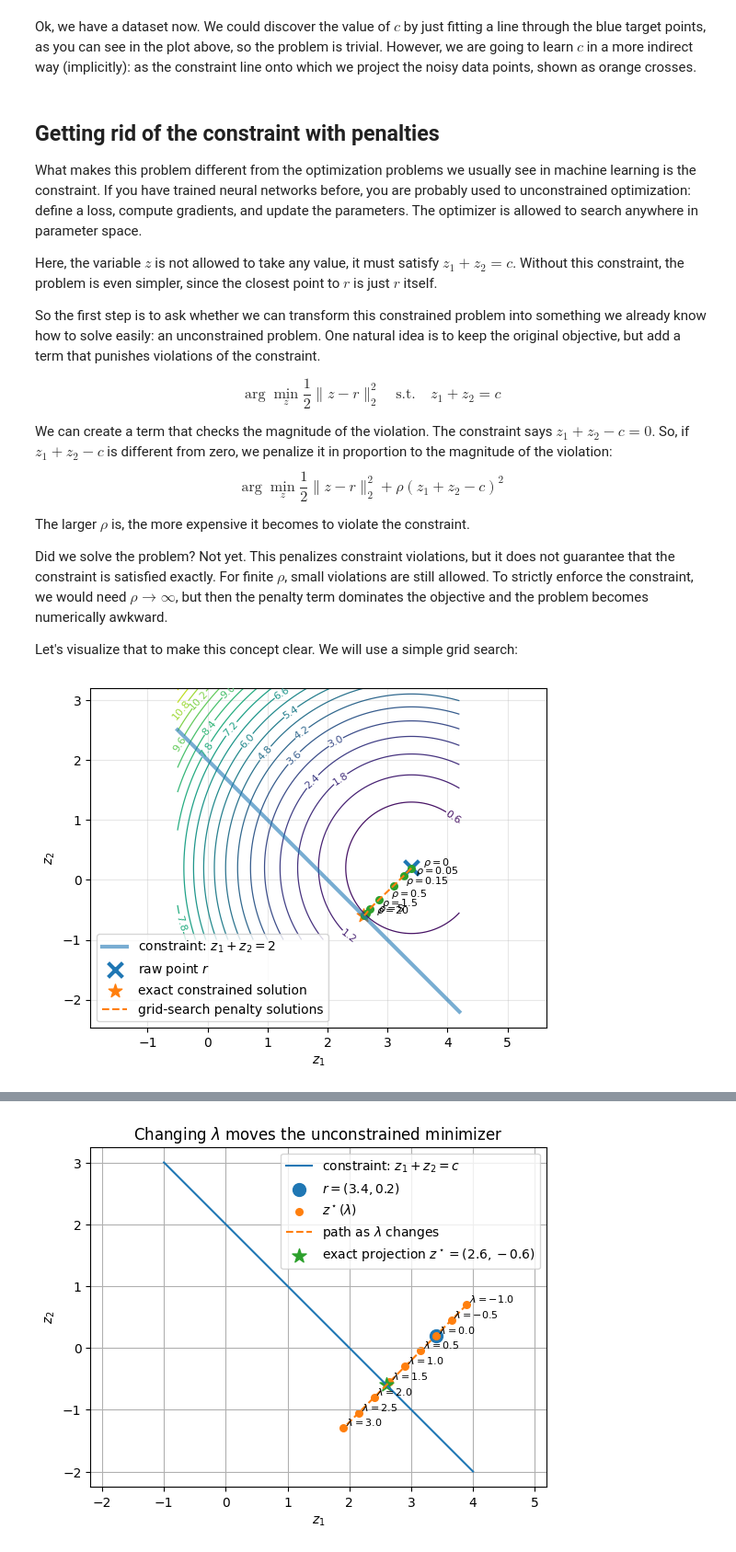
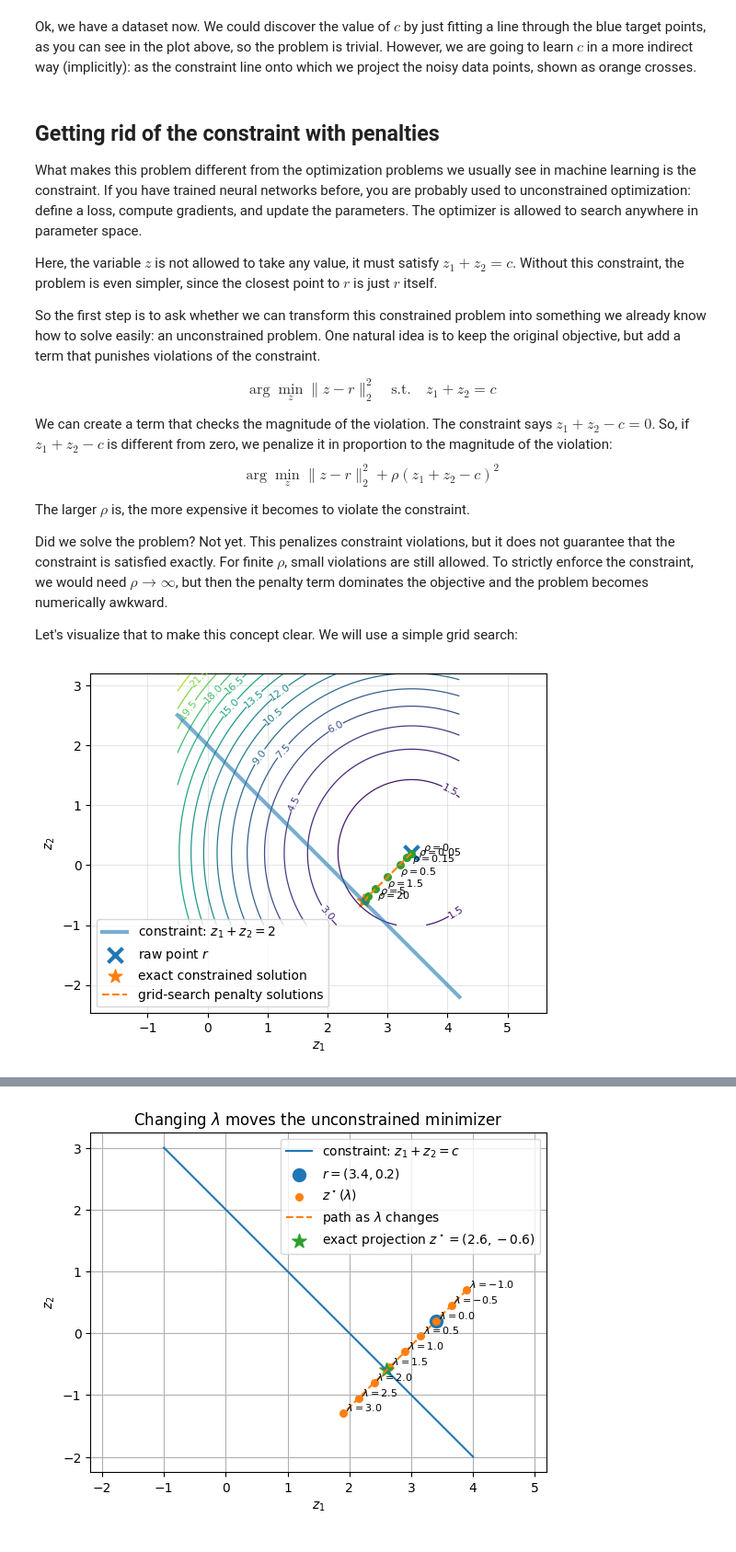
Before and after one commit to pablormier/pablormier.github.io, a Jupyter notebook: assets/jupyter/tiny-convex-layer.ipynb, the cells around one changed output, grey strips where cells are left out. Shown at 92% size. Drawn from its saved outputs; the diff is of its cells as text; code cells hidden in the pictures.

```diff
--- a/assets/jupyter/tiny-convex-layer.ipynb
+++ b/assets/jupyter/tiny-convex-layer.ipynb
@@ -170,13 +170,13 @@ Here, the variable $z$ is not allowed to take any value, it must satisfy $z_1 +
 So the first step is to ask whether we can transform this constrained problem into something we already know how to solve easily: an unconstrained problem. One natural idea is to keep the original objective, but add a term that punishes violations of the constraint.
 
 $$
-\arg\min_z \frac{1}{2}\|z-r\|_2^2
+\arg\min_z \|z-r\|_2^2
 \quad \text{s.t.} \quad z_1+z_2=c
 $$
 
 We can create a term that checks the magnitude of the violation. The constraint says $z_1+z_2-c = 0$. So, if $z_1+z_2-c$ is different from zero, we penalize it in proportion to the magnitude of the violation:
 $$
-\arg\min_z \frac{1}{2}\|z-r\|_2^2 + \rho(z_1+z_2-c)^2
+\arg\min_z \|z-r\|_2^2 + \rho(z_1+z_2-c)^2
 $$
 
 The larger $\rho$ is, the more expensive it becomes to violate the constraint.
@@ -194,7 +194,7 @@ z2 = np.linspace(-1.0, 3.2, 300)
 Z1, Z2 = np.meshgrid(z1, z2)
 
 # Original objective and constraint violation
-distance = 0.5 * ((Z1 - r[0])**2 + (Z2 - r[1])**2)
+distance = (Z1 - r[0])**2 + (Z2 - r[1])**2
 violation = Z1 + Z2 - c
 
 # Exact constrained solution, only for visual reference
@@ -268,34 +268,34 @@ plt.scatter(
     s=120,
     marker="*",
     label=r"exact constrained solution"
 )
 
 # Penalty solutions
 plt.plot(
     solutions[:, 0],
     solutions[:, 1],
     "--",
     linewidth=1.5,
     label=r"grid-search penalty solutions"
 )
 
 plt.scatter(solutions[:, 0], solutions[:, 1], s=30)
 
 for rho, z in zip(rhos_for_plot, solutions):
     plt.text(
         z[0] + 0.20,
         z[1] + 0.04,
         fr"$\rho={rho:g}$",
         fontsize=8
     )
 
 plt.xlabel(r"$z_1$")
 plt.ylabel(r"$z_2$")
 plt.axis("equal")
 plt.grid(True, alpha=0.3)
 plt.legend(loc="lower left");
 # %% [output]
-[figure, old version]
+[figure, new version]
 # %%
 plt.loglog(
     rhos_for_curve,
```
Also changed, not shown: parts of 11 cells of this notebook, 3 other files.
